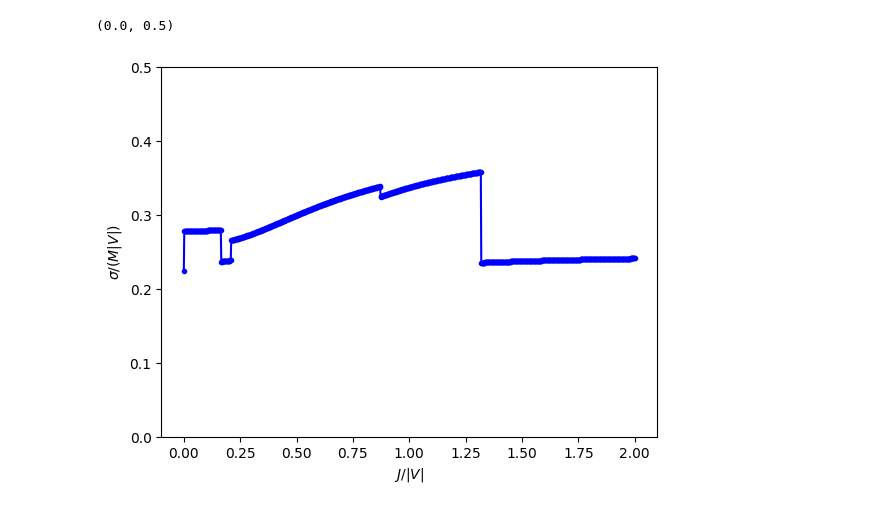
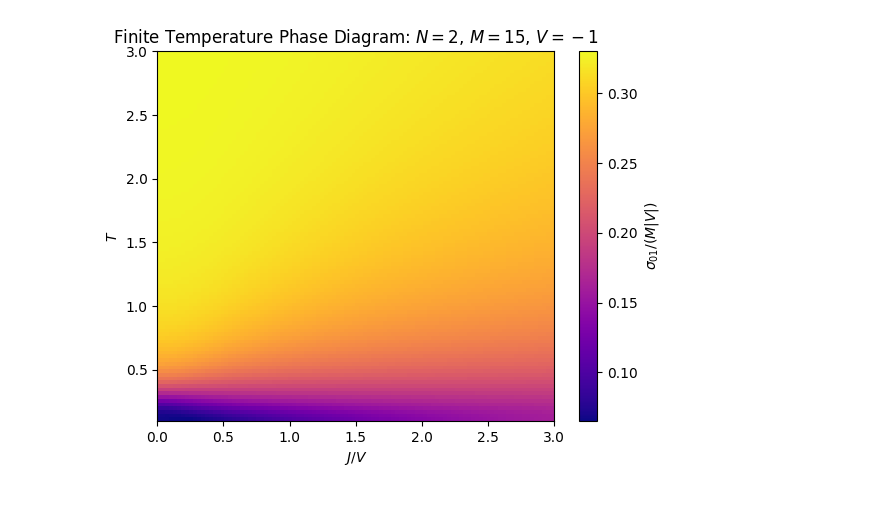
Before and after one commit to jwdesroches/synthetic_dimensions, a Jupyter notebook: phase_diagram/finite_temp_phase_diagram.ipynb, the cells around one changed output. Cells and saved outputs as stored; diff of their text form; code cells hidden in the pictures.

```diff
--- a/phase_diagram/finite_temp_phase_diagram.ipynb
+++ b/phase_diagram/finite_temp_phase_diagram.ipynb
@@ -32,10 +92,42 @@ for J_V_ratio in J_V_ratios:
-# %%
-fig, ax = plt.subplots()
-ax.plot(J_V_ratios, normalized_sigmas, ".b")
-ax.plot(J_V_ratios, normalized_sigmas, "-b")
-ax.set_xlabel("$J/|V|$")
-ax.set_ylabel("$\sigma/(M|V|)$")
-ax.set_ylim(0,0.5)
-# %% [output]
-(0.0, 0.5)
-[figure, removed]
+# %%
+N = 2
+M = 15
+
+states, _ = enumerate_states(N,M)
+
+i = 0
+j = 1
+sigma_op = sigma_ij_operator(i,j,states,N,M)
+normalized_sigma_op = sigma_op/M
+
+V = -1
+mu_V_ratio = 0
+
+J_V_ratios = np.linspace(0,3,100)
+Ts = np.linspace(0.1,3,100)
+
+
+normalized_sigma_array = np.zeros((len(Ts), len(J_V_ratios)))
+for idx1, J_V_ratio in enumerate(J_V_ratios):
+    for idx2, T in enumerate(Ts):
+        hamiltonian = construct_rescaled_hamiltonian(N, M, V, mu_V_ratio = mu_V_ratio, J_V_ratio = J_V_ratio)
+        beta = 1/T
+        Z = np.trace(scipy.linalg.expm(-beta * hamiltonian))
+        density_matrix = scipy.linalg.expm(-beta * hamiltonian) / Z
+        normalized_sigma = np.trace(density_matrix @ normalized_sigma_op)
+        normalized_sigma_array[idx2,idx1] = normalized_sigma
+
+plt.imshow(
+    normalized_sigma_array,
+    aspect='auto',
+    origin='lower',
+    cmap='plasma',
+    extent=[J_V_ratios[0], J_V_ratios[-1], Ts[0], Ts[-1]],
+)
+plt.colorbar(label="$\sigma_{01}/(M|V|)$")
+plt.xlabel("$J/V$")
+plt.ylabel("$T$")
+plt.title(f"Finite Temperature Phase Diagram: $N = {N}$, $M = {M}$, $V = {V}$")
+plt.show()
+# %% [output]
+[figure, added]
```
Also changed, not shown: parts of 3 cells of this notebook, 18 other files.
